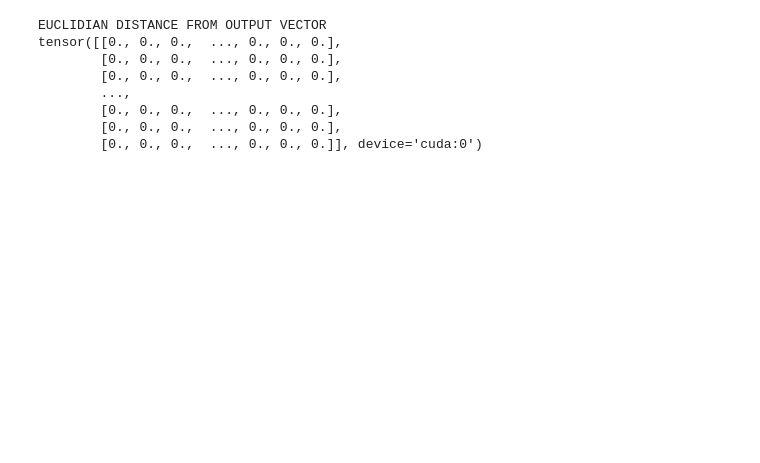
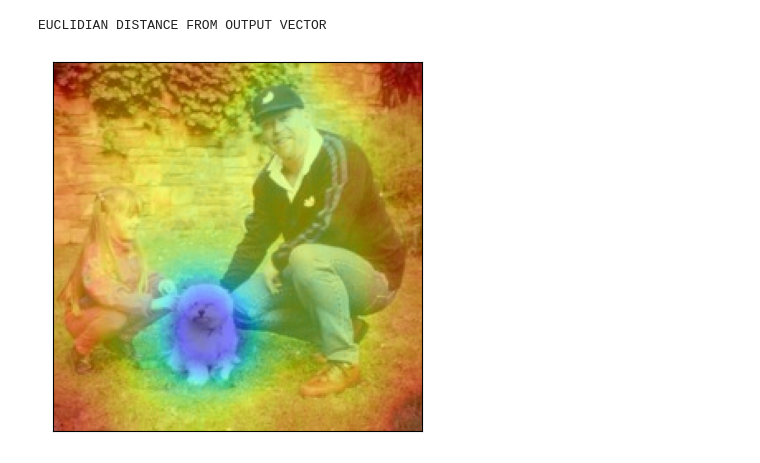
Before and after one commit to ma-ath/mcnna, a Jupyter notebook: experiment-2.ipynb, the cells around one changed output. Saved outputs shown, nothing was run; the diff lists cells and outputs as text; code cells hidden in the pictures; blank space fills up the shorter version.

```diff
--- a/experiment-2.ipynb
+++ b/experiment-2.ipynb
@@ -27,15 +28,9 @@ MEAN RANDOM MAP
 # %%
 print("EUCLIDIAN DISTANCE FROM OUTPUT VECTOR")
-print(mcnn.attention_map_euclidian)
+mcnn.utils.plot_image(image, mcnn.attention_map_euclidian)
 # %% [output]
 EUCLIDIAN DISTANCE FROM OUTPUT VECTOR
-tensor([[0., 0., 0.,  ..., 0., 0., 0.],
-        [0., 0., 0.,  ..., 0., 0., 0.],
-        [0., 0., 0.,  ..., 0., 0., 0.],
-        ...,
-        [0., 0., 0.,  ..., 0., 0., 0.],
-        [0., 0., 0.,  ..., 0., 0., 0.],
-        [0., 0., 0.,  ..., 0., 0., 0.]], device='cuda:0')
+[figure, added]
 # %%
 print("VECTOR DISTANCE FROM THE RIGTH LABEL")
 mcnn.utils.plot_image(image, mcnn.attention_maps[torch.argmax(mcnn.output_vectors[0]).item()])
```
Also changed, not shown: parts of 5 cells of this notebook.
